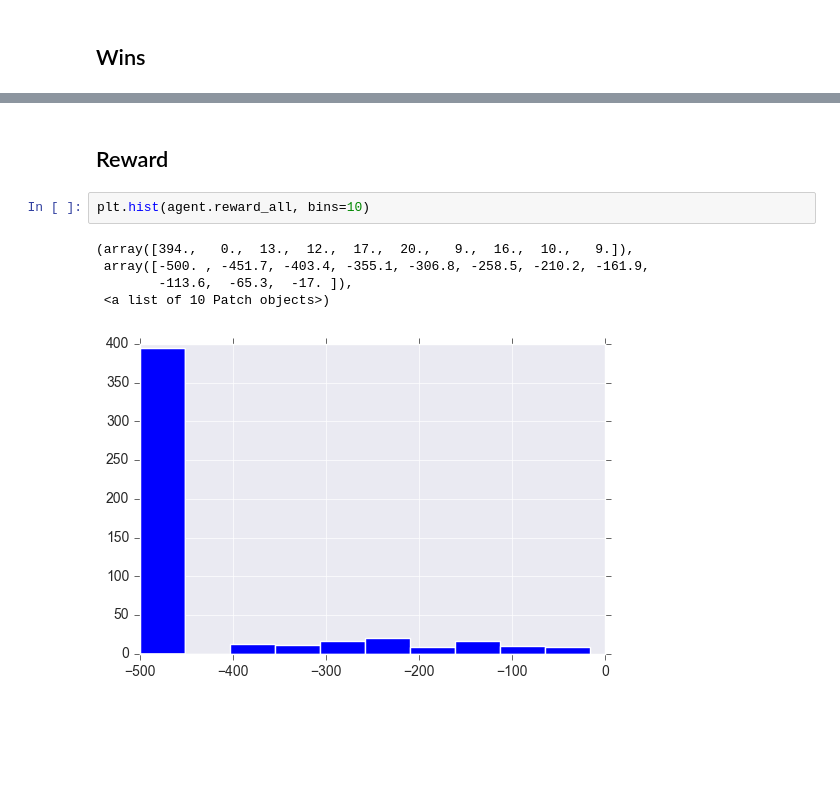
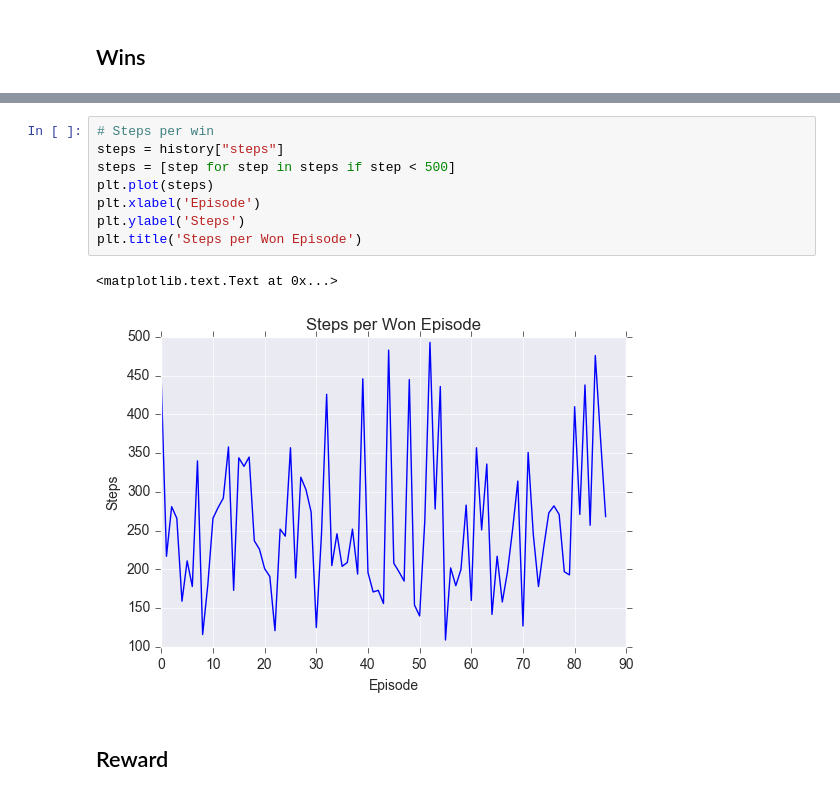
Before and after one commit to dtriepke/Deep_Q_Learning_MountainCar, a Jupyter notebook: DeepQLearning.ipynb, the cells around one changed output, grey strips where cells are left out. Cells and saved outputs as stored; diff of their text form; blank space fills up the shorter version.

```diff
--- a/DeepQLearning.ipynb
+++ b/DeepQLearning.ipynb
@@ -255,10 +199,13 @@ plt.plot(agent.wins_all)
+# %%
+# Steps per win
+steps = history["steps"]
+steps = [step for step in steps if step < 500]
+plt.plot(steps)
+plt.xlabel('Episode')
+plt.ylabel('Steps')
+plt.title('Steps per Won Episode')
+# %% [output]
+<matplotlib.text.Text at 0x...>
+[figure, added]
 # %% [markdown]
 ## Reward
-# %%
-plt.hist(agent.reward_all, bins=10)
-# %% [output]
-(array([394.,   0.,  13.,  12.,  17.,  20.,   9.,  16.,  10.,   9.]),
- array([-500. , -451.7, -403.4, -355.1, -306.8, -258.5, -210.2, -161.9,
-        -113.6,  -65.3,  -17. ]),
- <a list of 10 Patch objects>)
-[figure, removed]
```
Also changed, not shown: parts of 19 cells of this notebook, 8 other files.
